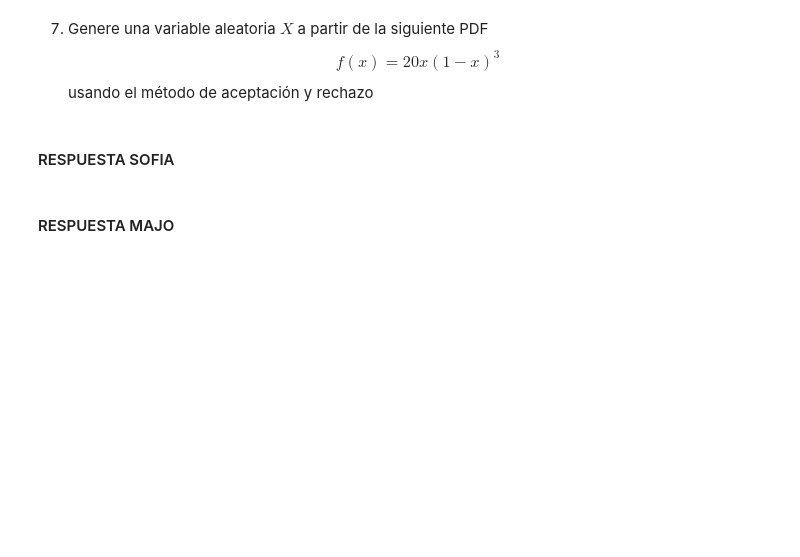
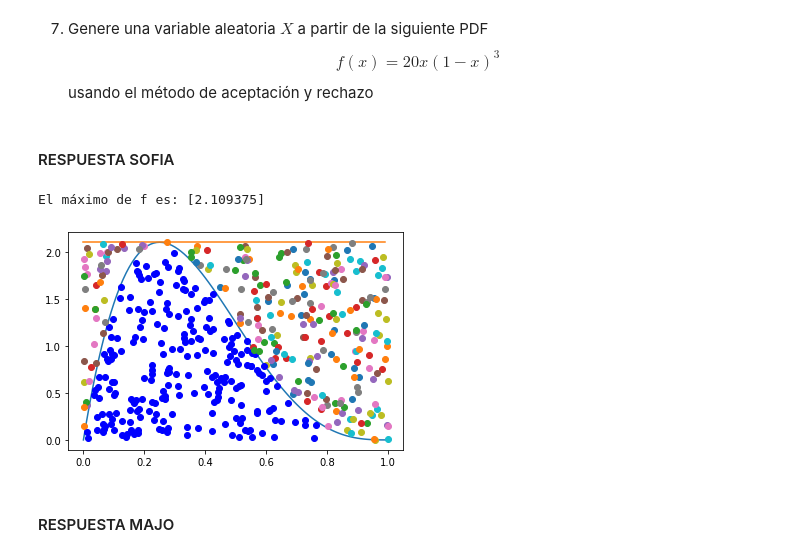
Before and after one commit to Sofiagarciaif/Tarea4_MCantu_SGarcia, a Jupyter notebook: Tarea4.ipynb, the cells around one changed output. Drawn from its saved outputs; the diff is of its cells as text; code cells hidden in the pictures; blank space fills up the shorter version.

```diff
--- a/Tarea4.ipynb
+++ b/Tarea4.ipynb
@@ -376,0 +521,15 @@ aleatorias_2 =Acep_rechazo(R2,R1,f,t)#mandamos llamar la funcion para generar pu
+# %%
+t_c = lambda x: max_f*np.ones(len(x)) # función constante
+t = lambda x: max_f*np.sin(x*np.pi) # funcion pulso senoidal
+
+x = np.arange(0,1,0.01) # Rango donde se graficará las funciones
+
+# Validación del método
+N = 500
+R2 = np.random.rand(N)
+R1 = np.random.rand(N)
+acepta_t_c = Aceptacion(R2,R1,f,t_c)*100/len(R1)
+acepta_t = Aceptacion(R2,R1,f,t)*100/len(R1)
+
+print('Aceptacion cuando se usa t(x) constante: ',acepta_t_c,'%')
+print('Aceptación cuando se usa t(x) con pulso senoidal: ',acepta_t,'%')
@@ -387,6 +549,28 @@ $$f(x)=20x(1-x)^3$$
 usando el método de aceptación y rechazo
 # %% [markdown]
 #### RESPUESTA SOFIA
+# %%
+# Función objetivo
+f = lambda x: 20*x*(1-x)**3
+# Máximo de la función f
+max_f = f(optimize.fmin(lambda x:-f(x),5,disp=False))
+# Función t
+t = lambda x: max_f*np.ones(len(x))
+
+# Gráficas de las funciones t(x) y f(x)
+plt.plot(x,f(x),label='f(x)')
+plt.plot(x,t(x),label='t(x)')
+
+print('El máximo de f es:',max_f)
+
+# Validación del método
+N= 500
+R2 = np.random.rand(N)
+R1 = np.random.rand(N)
+Acep_rechazo(R1, R2, f, t)
+# %% [output]
+El máximo de f es: [2.109375]
+[figure, added]
 # %% [markdown]
 #### RESPUESTA MAJO
 # %%
```
Also changed, not shown: parts of 18 cells of this notebook.
